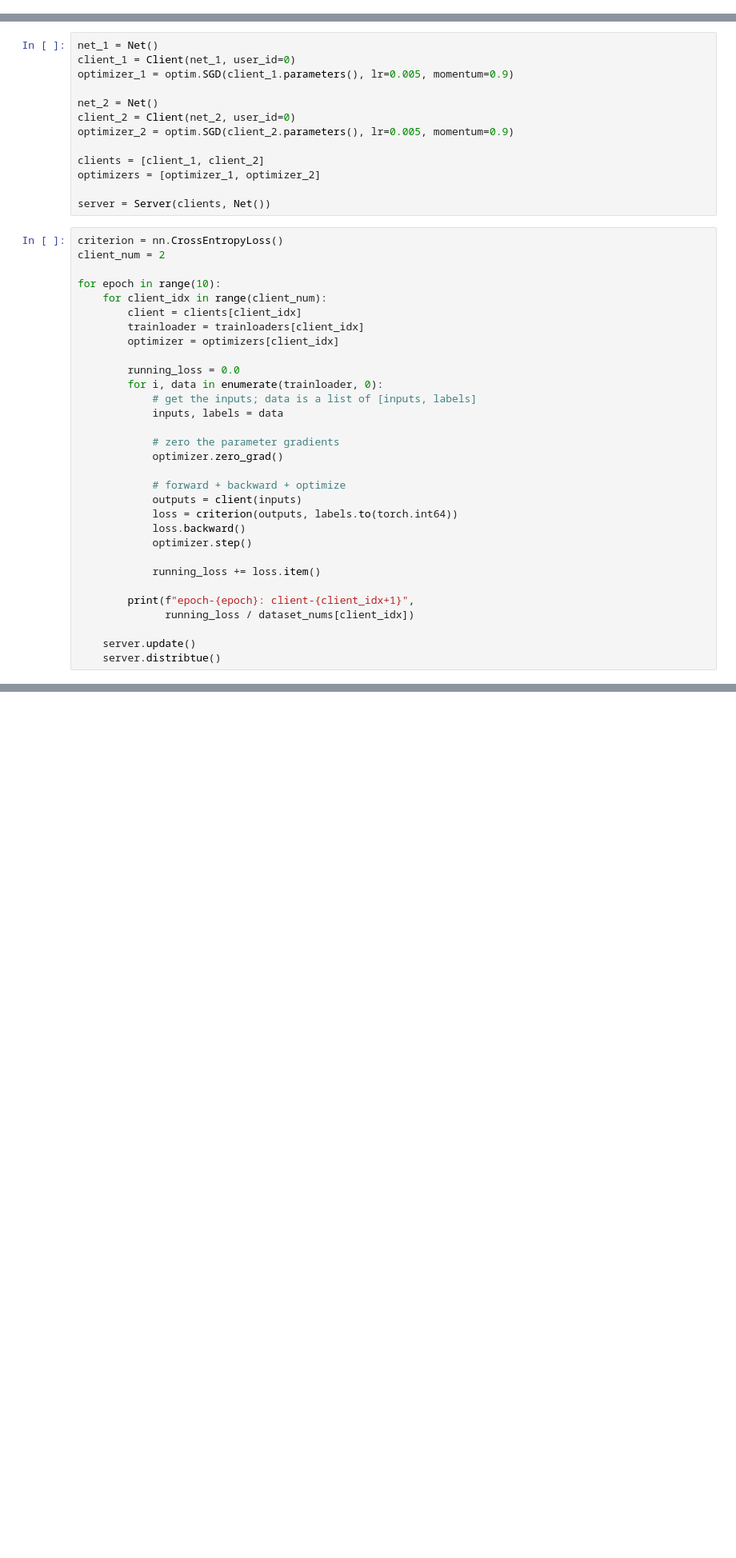
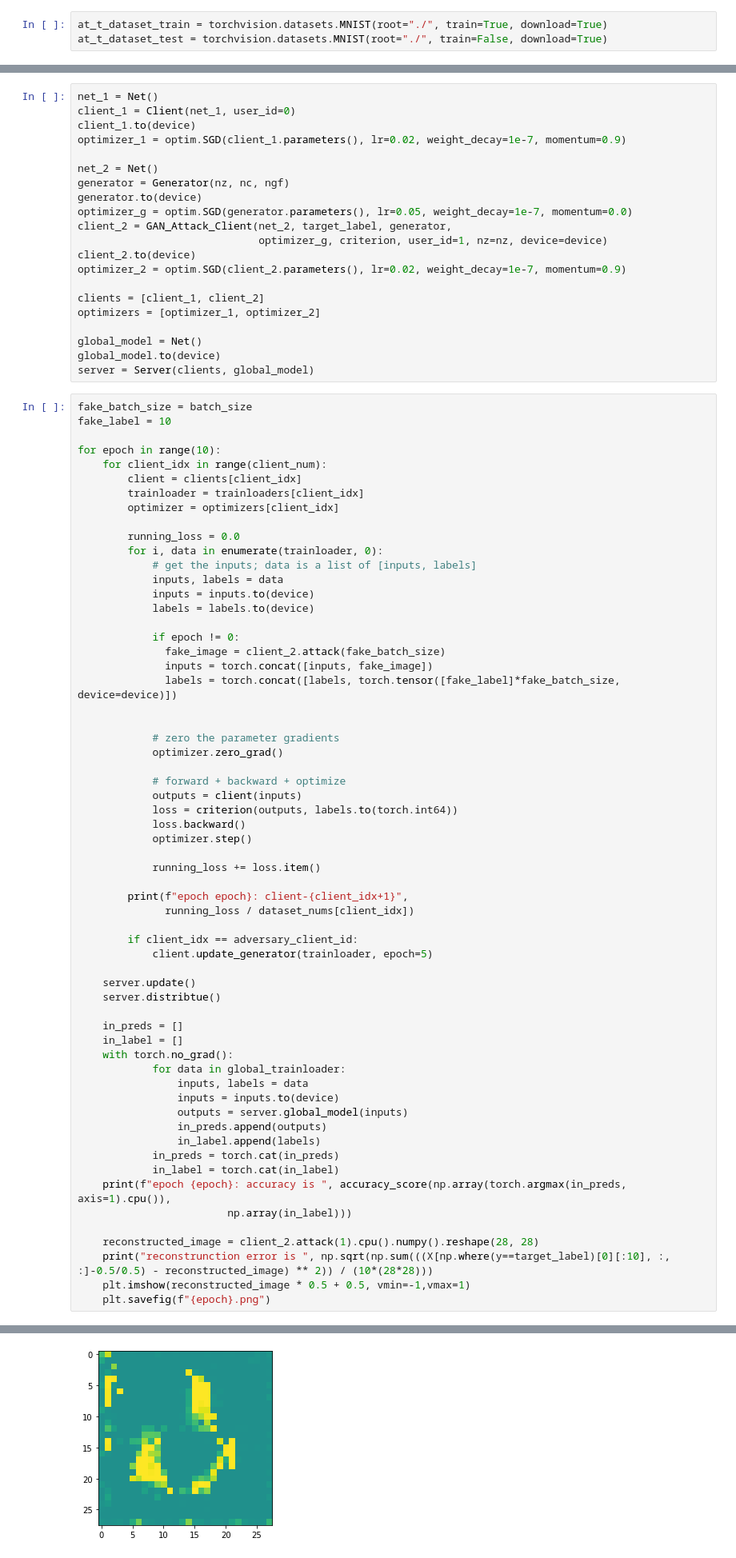
Before and after one commit to Koukyosyumei/AIJack, a Jupyter notebook: example/model_inversion/gan_attack.ipynb, the cells around one changed output, grey strips where cells are left out. Shown: that part at 80% size. Saved outputs shown, nothing was run; the diff lists cells and outputs as text; blank space fills up the shorter version.

```diff
--- a/example/model_inversion/gan_attack.ipynb
+++ b/example/model_inversion/gan_attack.ipynb
@@ -191,0 +113,3 @@ ngf = 64
+# %%
+at_t_dataset_train = torchvision.datasets.MNIST(root="./", train=True, download=True)
+at_t_dataset_test = torchvision.datasets.MNIST(root="./", train=False, download=True)
@@ -215,19 +161,27 @@ dataset_nums = [200, 200]
 # %%
 net_1 = Net()
 client_1 = Client(net_1, user_id=0)
-optimizer_1 = optim.SGD(client_1.parameters(), lr=0.005, momentum=0.9)
+client_1.to(device)
+optimizer_1 = optim.SGD(client_1.parameters(), lr=0.02, weight_decay=1e-7, momentum=0.9)
 
 net_2 = Net()
-client_2 = Client(net_2, user_id=0)
-optimizer_2 = optim.SGD(client_2.parameters(), lr=0.005, momentum=0.9)
+generator = Generator(nz, nc, ngf)
+generator.to(device)
+optimizer_g = optim.SGD(generator.parameters(), lr=0.05, weight_decay=1e-7, momentum=0.0)
+client_2 = GAN_Attack_Client(net_2, target_label, generator,
+                             optimizer_g, criterion, user_id=1, nz=nz, device=device)
+client_2.to(device)
+optimizer_2 = optim.SGD(client_2.parameters(), lr=0.02, weight_decay=1e-7, momentum=0.9)
 
 clients = [client_1, client_2]
 optimizers = [optimizer_1, optimizer_2]
 
-server = Server(clients, Net())
+global_model = Net()
+global_model.to(device)
+server = Server(clients, global_model)
 # %%
-criterion = nn.CrossEntropyLoss()
-client_num = 2
+fake_batch_size = batch_size
+fake_label = 10
 
 for epoch in range(10):
     for client_idx in range(client_num):
@@ -239,6 +193,14 @@ for epoch in range(10):
         for i, data in enumerate(trainloader, 0):
             # get the inputs; data is a list of [inputs, labels]
             inputs, labels = data
+            inputs = inputs.to(device)
+            labels = labels.to(device)
+
+            if epoch != 0:
+              fake_image = client_2.attack(fake_batch_size)
+              inputs = torch.concat([inputs, fake_image])
+              labels = torch.concat([labels, torch.tensor([fake_label]*fake_batch_size, device=device)])
+
 
             # zero the parameter gradients
             optimizer.zero_grad()
@@ -251,9 +213,31 @@ for epoch in range(10):
 
             running_loss += loss.item()
 
-        print(f"epoch-{epoch}: client-{client_idx+1}",
+        print(f"epoch epoch}: client-{client_idx+1}",
               running_loss / dataset_nums[client_idx])
+
+        if client_idx == adversary_client_id:
+            client.update_generator(trainloader, epoch=5)
 
     server.update()
     server.distribtue()
+
+    in_preds = []
+    in_label = []
+    with torch.no_grad():
+            for data in global_trainloader:
+                inputs, labels = data
+                inputs = inputs.to(device)
+                outputs = server.global_model(inputs)
+                in_preds.append(outputs)
+                in_label.append(labels)
+            in_preds = torch.cat(in_preds)
+            in_label = torch.cat(in_label)
+    print(f"epoch {epoch}: accuracy is ", accuracy_score(np.array(torch.argmax(in_preds, axis=1).cpu()),
+                        np.array(in_label)))
+
+    reconstructed_image = client_2.attack(1).cpu().numpy().reshape(28, 28)
+    print("reconstrunction error is ", np.sqrt(np.sum(((X[np.where(y==target_label)[0][:10], :, :]-0.5/0.5) - reconstructed_image) ** 2)) / (10*(28*28)))
+    plt.imshow(reconstructed_image * 0.5 + 0.5, vmin=-1,vmax=1)
+    plt.savefig(f"{epoch}.png")
 # %% [output]
@@ -269,0 +261 @@ epoch-4: client-2 0.8802297163009644
+[figure, added]
```
Also changed, not shown: parts of 20 cells of this notebook, 1 other file.
